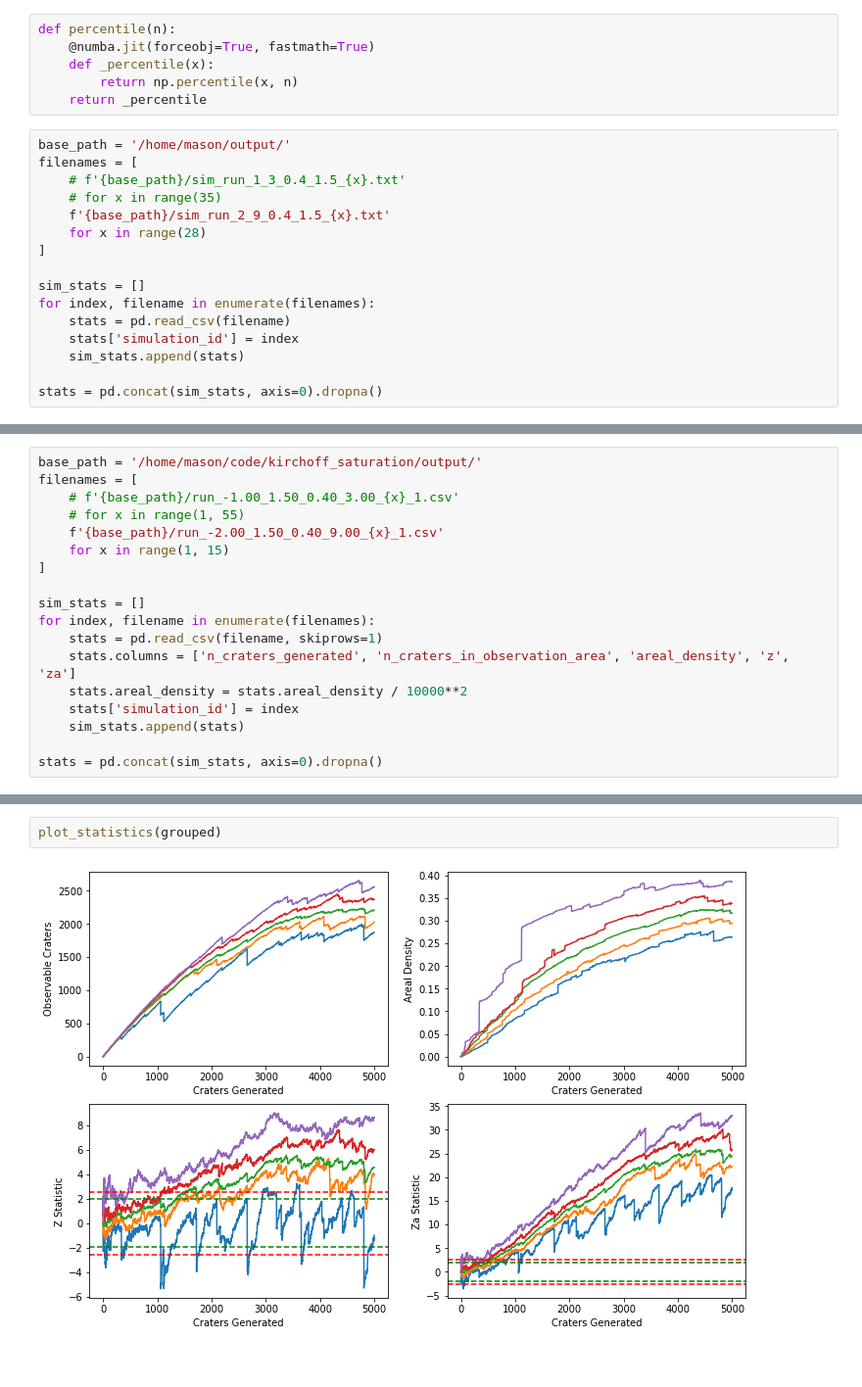
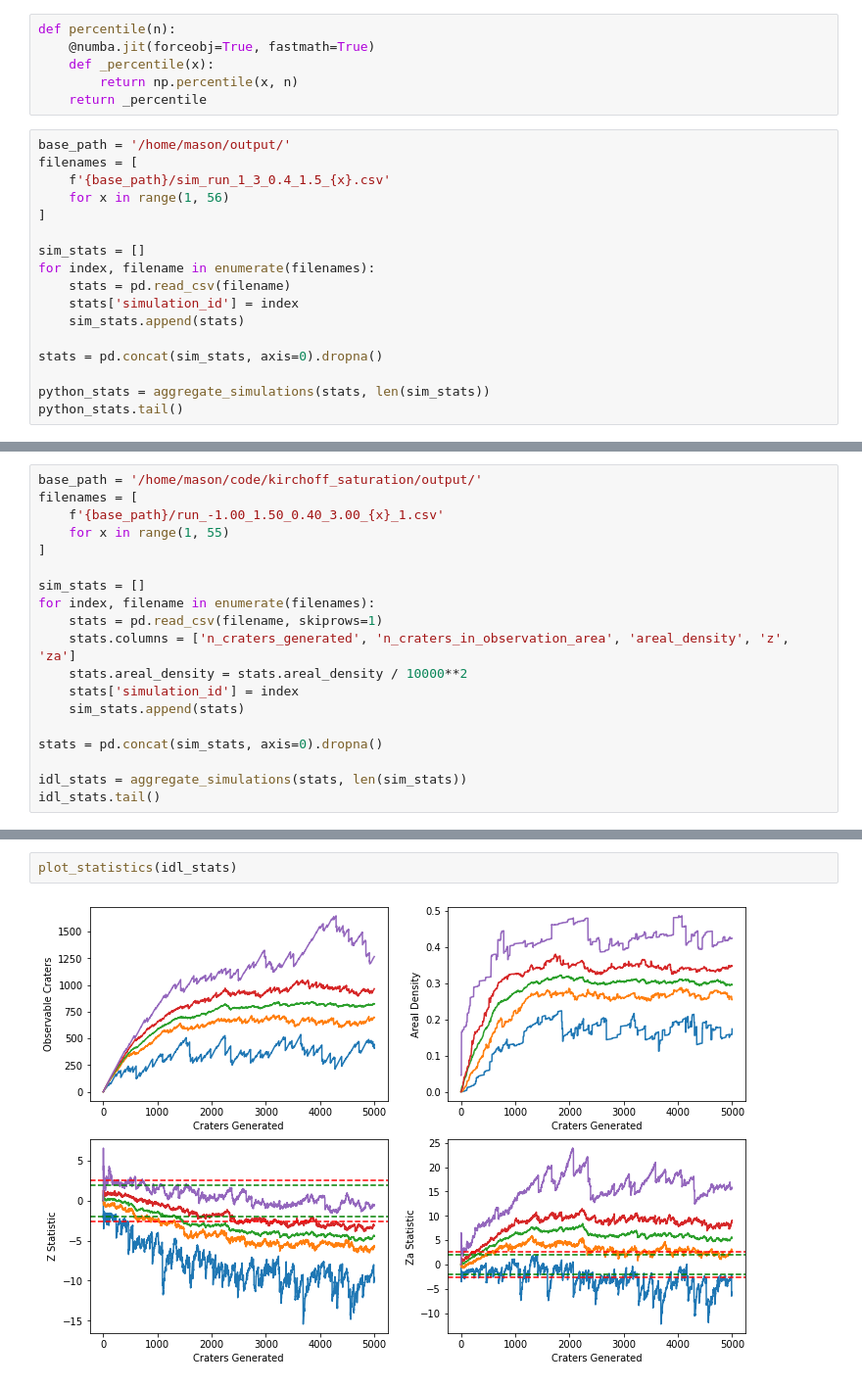
Before and after one commit to seanmason/saturation, a Jupyter notebook: notebooks/PlotStats.ipynb, the cells around one changed output, grey strips where cells are left out. Shown at 98% size. Saved outputs shown, nothing was run; the diff lists cells and outputs as text.

```diff
--- a/notebooks/PlotStats.ipynb
+++ b/notebooks/PlotStats.ipynb
@@ -73,10 +118,8 @@ def percentile(n):
 # %%
 base_path = '/home/mason/output/'
 filenames = [
-    # f'{base_path}/sim_run_1_3_0.4_1.5_{x}.txt'
-    # for x in range(35)
-    f'{base_path}/sim_run_2_9_0.4_1.5_{x}.txt'
-    for x in range(28)
+    f'{base_path}/sim_run_1_3_0.4_1.5_{x}.csv'
+    for x in range(1, 56)
 ]
 
 sim_stats = []
@@ -86,3 +129,6 @@ for index, filename in enumerate(filenames):
     sim_stats.append(stats)
 
 stats = pd.concat(sim_stats, axis=0).dropna()
+
+python_stats = aggregate_simulations(stats, len(sim_stats))
+python_stats.tail()
@@ -138,10 +147,8 @@ plot_statistics(grouped)
 # %%
 base_path = '/home/mason/code/kirchoff_saturation/output/'
 filenames = [
-    # f'{base_path}/run_-1.00_1.50_0.40_3.00_{x}_1.csv'
-    # for x in range(1, 55)
-    f'{base_path}/run_-2.00_1.50_0.40_9.00_{x}_1.csv'
-    for x in range(1, 15)
+    f'{base_path}/run_-1.00_1.50_0.40_3.00_{x}_1.csv'
+    for x in range(1, 55)
 ]
 
 sim_stats = []
@@ -153,3 +160,6 @@ for index, filename in enumerate(filenames):
     sim_stats.append(stats)
 
 stats = pd.concat(sim_stats, axis=0).dropna()
+
+idl_stats = aggregate_simulations(stats, len(sim_stats))
+idl_stats.tail()
@@ -201,4 +174,4 @@ grouped.tail()
 # %%
-plot_statistics(grouped)
+plot_statistics(idl_stats)
 # %% [output]
-[figure, old version]
+[figure, new version]
```
Also changed, not shown: parts of 16 cells of this notebook, 3 other files.
